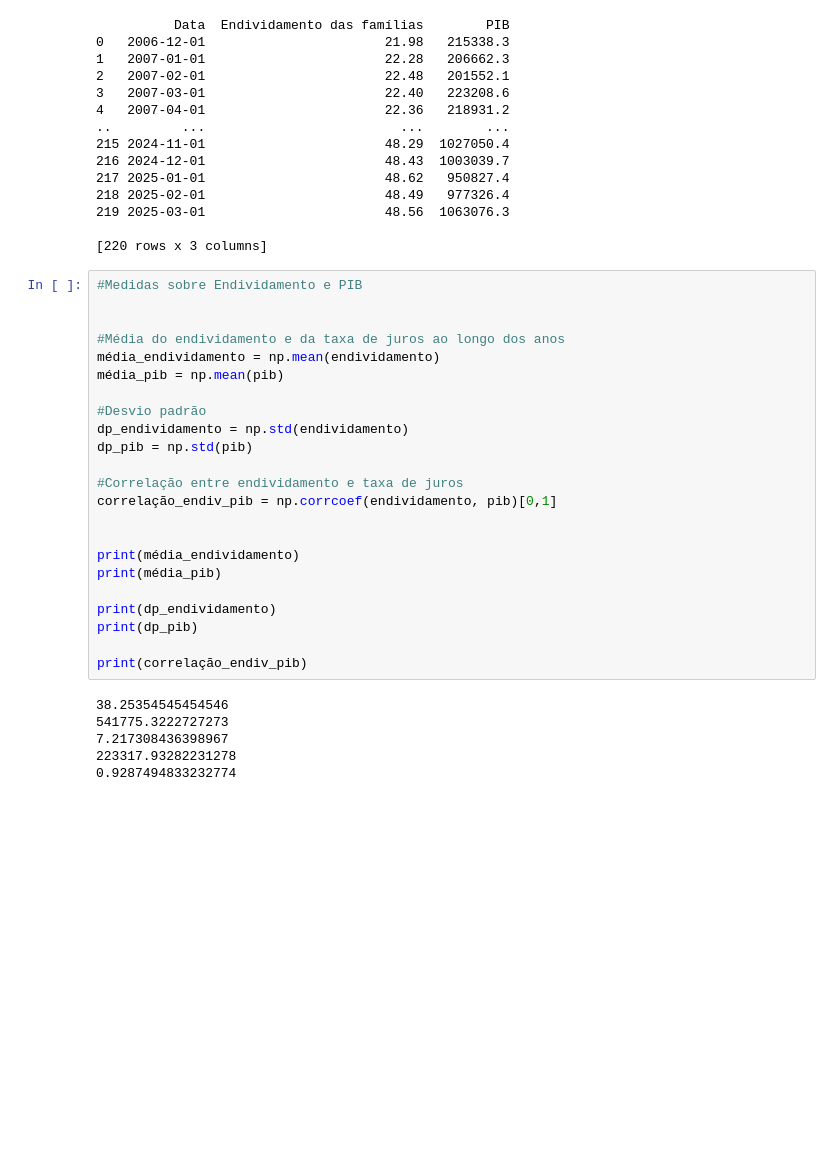
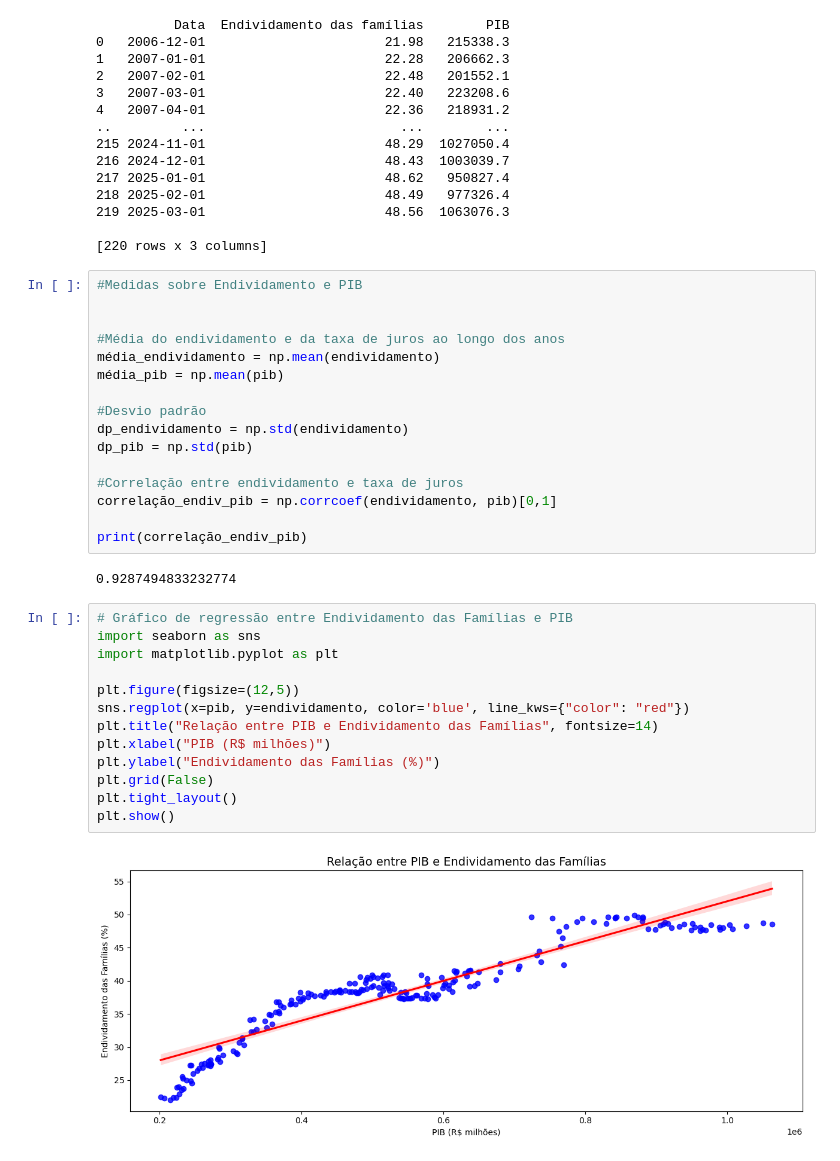
Before and after one commit to rodrigogrinfeld1/Projeto-DEV---Grupo-1, a Jupyter notebook: Untitled-1.ipynb, the cells around one changed output. Drawn from its saved outputs; the diff is of its cells as text; blank space fills up the shorter version.

```diff
--- a/Untitled-1.ipynb
+++ b/Untitled-1.ipynb
@@ -154,20 +154,24 @@ dp_pib = np.std(pib)
 #Correlação entre endividamento e taxa de juros
 correlação_endiv_pib = np.corrcoef(endividamento, pib)[0,1]
 
-
-print(média_endividamento)
-print(média_pib)
-
-print(dp_endividamento)
-print(dp_pib)
-
 print(correlação_endiv_pib)
 # %% [output]
-38.25354545454546
-541775.3222727273
-7.217308436398967
-223317.93282231278
 0.9287494833232774
+# %%
+# Gráfico de regressão entre Endividamento das Famílias e PIB
+import seaborn as sns
+import matplotlib.pyplot as plt
+
+plt.figure(figsize=(12,5))
+sns.regplot(x=pib, y=endividamento, color='blue', line_kws={"color": "red"})
+plt.title("Relação entre PIB e Endividamento das Famílias", fontsize=14)
+plt.xlabel("PIB (R$ milhões)")
+plt.ylabel("Endividamento das Famílias (%)")
+plt.grid(False)
+plt.tight_layout()
+plt.show()
+# %% [output]
+[figure, added]
 # %%
 #Representação gráfica
 
```
Also changed, not shown: parts of 3 cells of this notebook.
